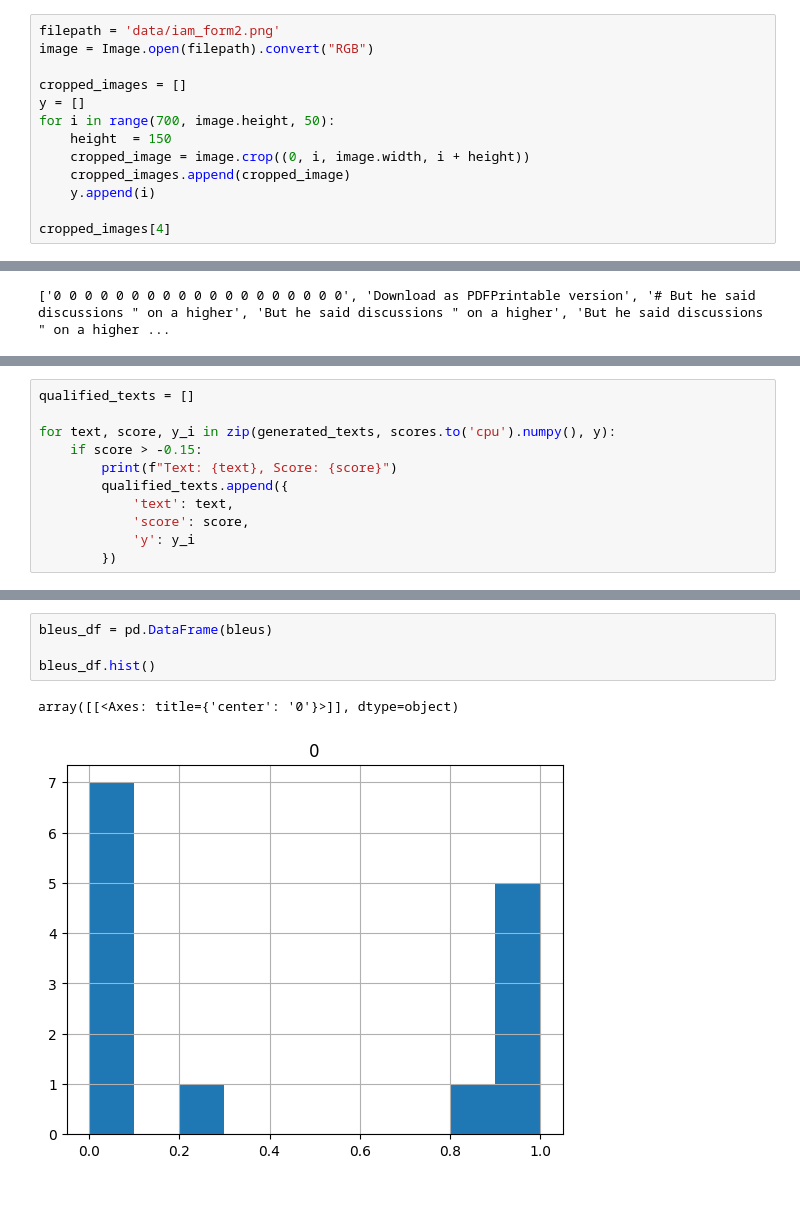
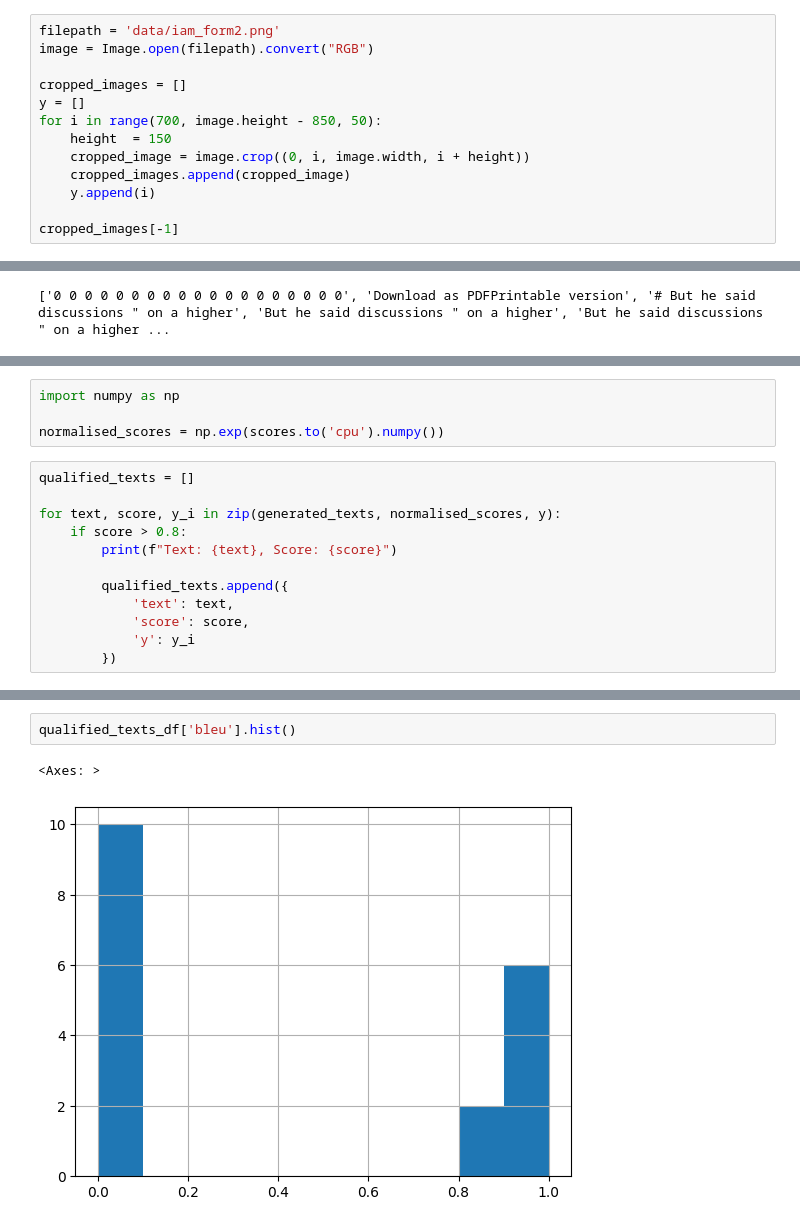
Before and after one commit to amaljoe/OCR_with_LLMs, a Jupyter notebook: synthetic_data.ipynb, the cells around one changed output, grey strips where cells are left out. Saved outputs shown, nothing was run; the diff lists cells and outputs as text; blank space fills up the shorter version.

Commit message:
update synthetic data generation

```diff
--- a/synthetic_data.ipynb
+++ b/synthetic_data.ipynb
@@ -31,11 +31,11 @@ image = Image.open(filepath).convert("RGB")
 
 cropped_images = []
 y = []
-for i in range(700, image.height, 50):
+for i in range(700, image.height - 850, 50):
     height  = 150
     cropped_image = image.crop((0, i, image.width, i + height))
     cropped_images.append(cropped_image)
     y.append(i)
 
-cropped_images[4]
+cropped_images[-1]
 # %% [output]
@@ -80,9 +72,14 @@ scores_df.describe()
+# %%
+import numpy as np
+
+normalised_scores = np.exp(scores.to('cpu').numpy())
 # %%
 qualified_texts = []
 
-for text, score, y_i in zip(generated_texts, scores.to('cpu').numpy(), y):
-    if score > -0.15:
+for text, score, y_i in zip(generated_texts, normalised_scores, y):
+    if score > 0.8:
         print(f"Text: {text}, Score: {score}")
+
         qualified_texts.append({
             'text': text,
             'score': score,
@@ -145,8 +146,6 @@ qualified_texts_df
 # %%
-bleus_df = pd.DataFrame(bleus)
-
-bleus_df.hist()
+qualified_texts_df['bleu'].hist()
 # %% [output]
-array([[<Axes: title={'center': '0'}>]], dtype=object)
+<Axes: >
-[figure, old version]
+[figure, new version]
 # %%
```
Also changed, not shown: parts of 6 cells of this notebook, 1 other file.
